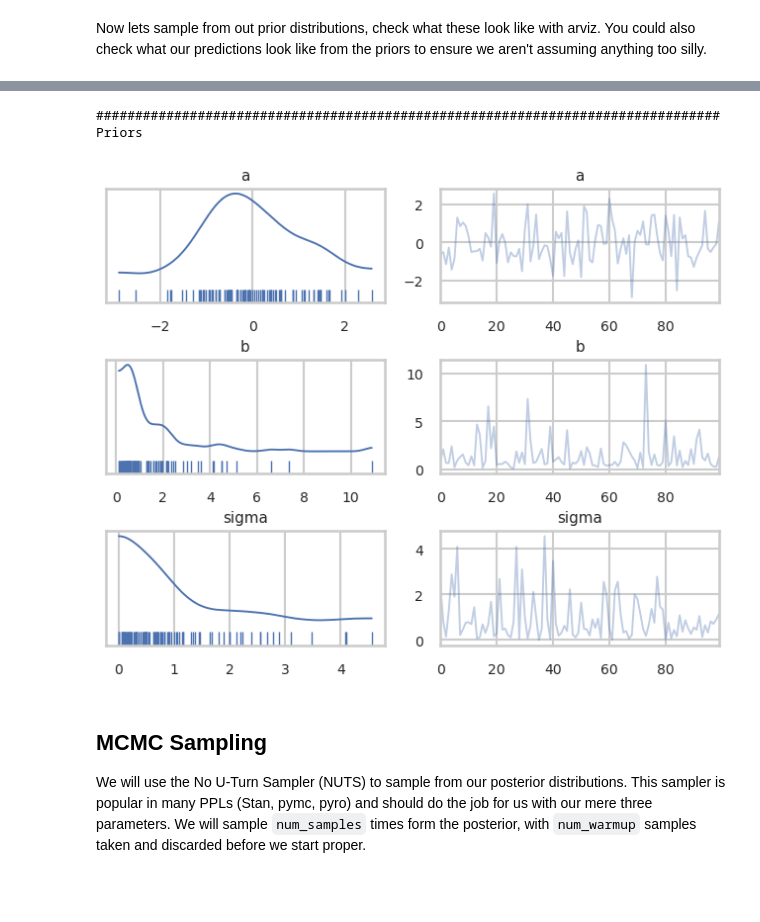
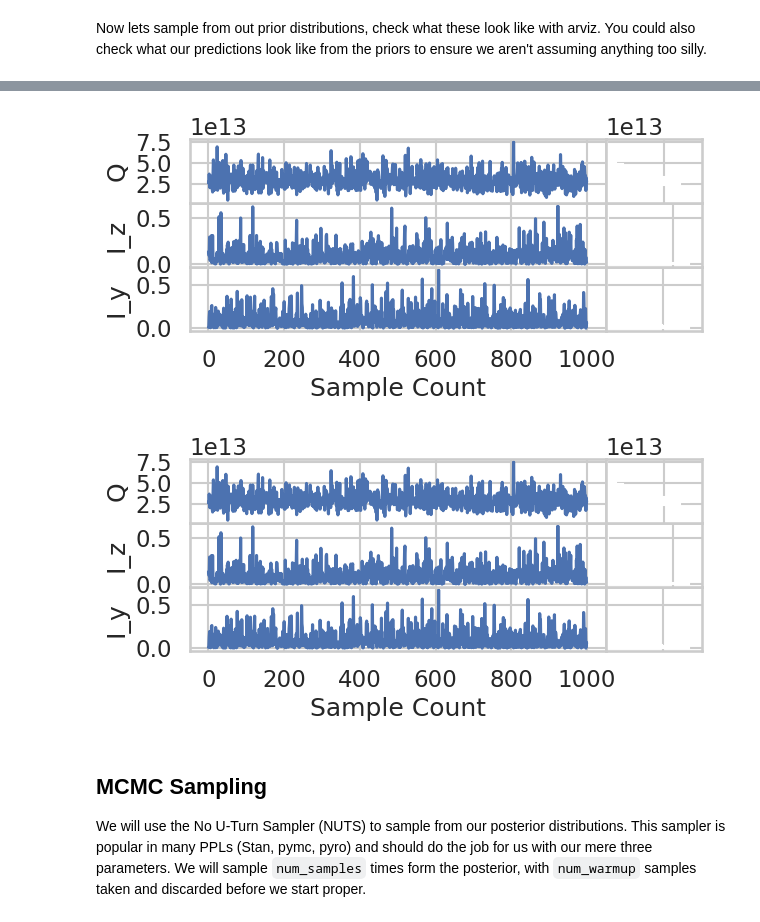
Before and after one commit to samcd22/PhD_project, a Jupyter notebook: 10_Numpyro_I/01_NumPyro_BLR.ipynb, the cells around one changed output, grey strips where cells are left out. Drawn from its saved outputs; the diff is of its cells as text; code cells hidden in the pictures; blank space fills up the shorter version.

```diff
--- a/10_Numpyro_I/01_NumPyro_BLR.ipynb
+++ b/10_Numpyro_I/01_NumPyro_BLR.ipynb
@@ -113,21 +99,45 @@ plot_rc(rcdata,mu=prior_samples['mu'].squeeze())
-# %%
-# and now plot the distributions and the simulated data
-print('#'*80)
-print('Priors')
-priors_ax = az.plot_trace(
-    arviz_priors.prior,
-    var_names=['a','b','sigma'],
-    figsize=(8,6),
-    rug=True,
-    show=False
-)
-# make it readable
-plt.subplots_adjust(hspace=0.5)
-plt.show()
-# %% [output]
-################################################################################
-Priors
-[figure, removed]
+# %%
+def traceplots(x, title = None):
+        keys = list(x.keys())
+        d = len(keys)
+        fig = plt.figure()
+        left, tracewidth, histwidth = 0.1, 0.65, 0.15
+        bottom, rowheight = 0.1, 0.8/d
+
+        for i in range(d-3):
+            rowbottom = bottom + i * rowheight
+            rect_trace = (left, rowbottom, tracewidth, rowheight)
+            rect_hist = (left + tracewidth, rowbottom, histwidth, rowheight)
+
+            if i == 0:
+                ax_trace = fig.add_axes(rect_trace)
+                ax_trace.plot(x[keys[i]])
+                ax_trace.set_xlabel("Sample Count")
+                ax_tr0 = ax_trace
+
+            elif i > 0:
+                ax_trace = fig.add_axes(rect_trace, sharex=ax_tr0)
+                ax_trace.plot(x[keys[i]])
+                plt.setp(ax_trace.get_xticklabels(), visible=False)
+
+            ax_trace.set_ylabel(keys[i])
+
+            ax_hist = fig.add_axes(rect_hist, sharey=ax_trace)
+            ax_hist.hist(x[keys[i]], orientation='horizontal', bins=50)
+            plt.setp(ax_hist.get_xticklabels(), visible=False)
+            plt.setp(ax_hist.get_yticklabels(), visible=False)
+            xlim = ax_hist.get_xlim()
+            ax_hist.set_xlim([xlim[0], 1.1*xlim[1]])
+
+        if title is not None:
+            plt.title(title)
+
+        return fig
+
+traceplots(prior_samples)
+# %% [output]
+[figure, added]
+[figure, added]
 # %% [markdown]
 ## MCMC Sampling
 
```
Also changed, not shown: parts of 5 cells of this notebook, 6 other files.
